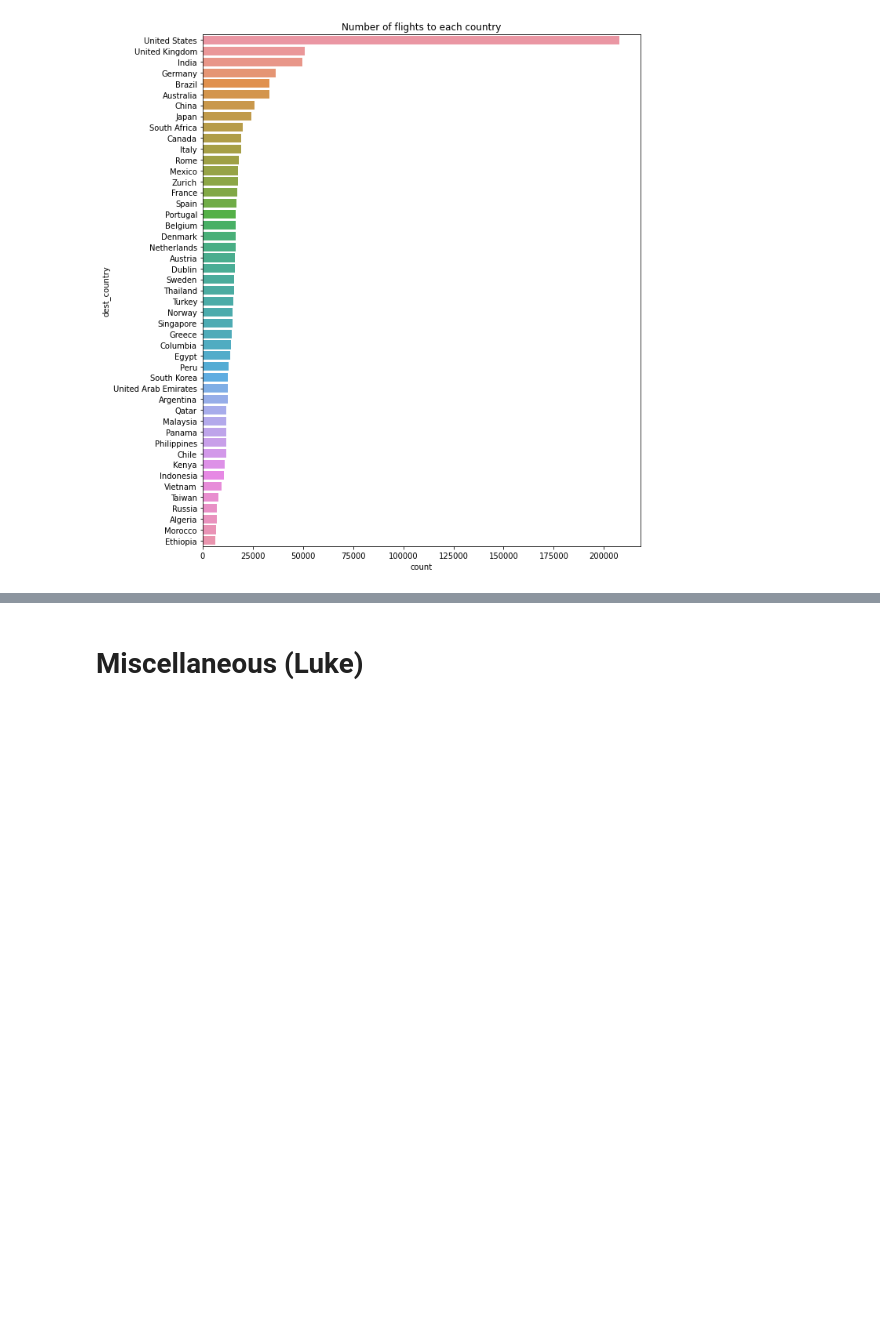
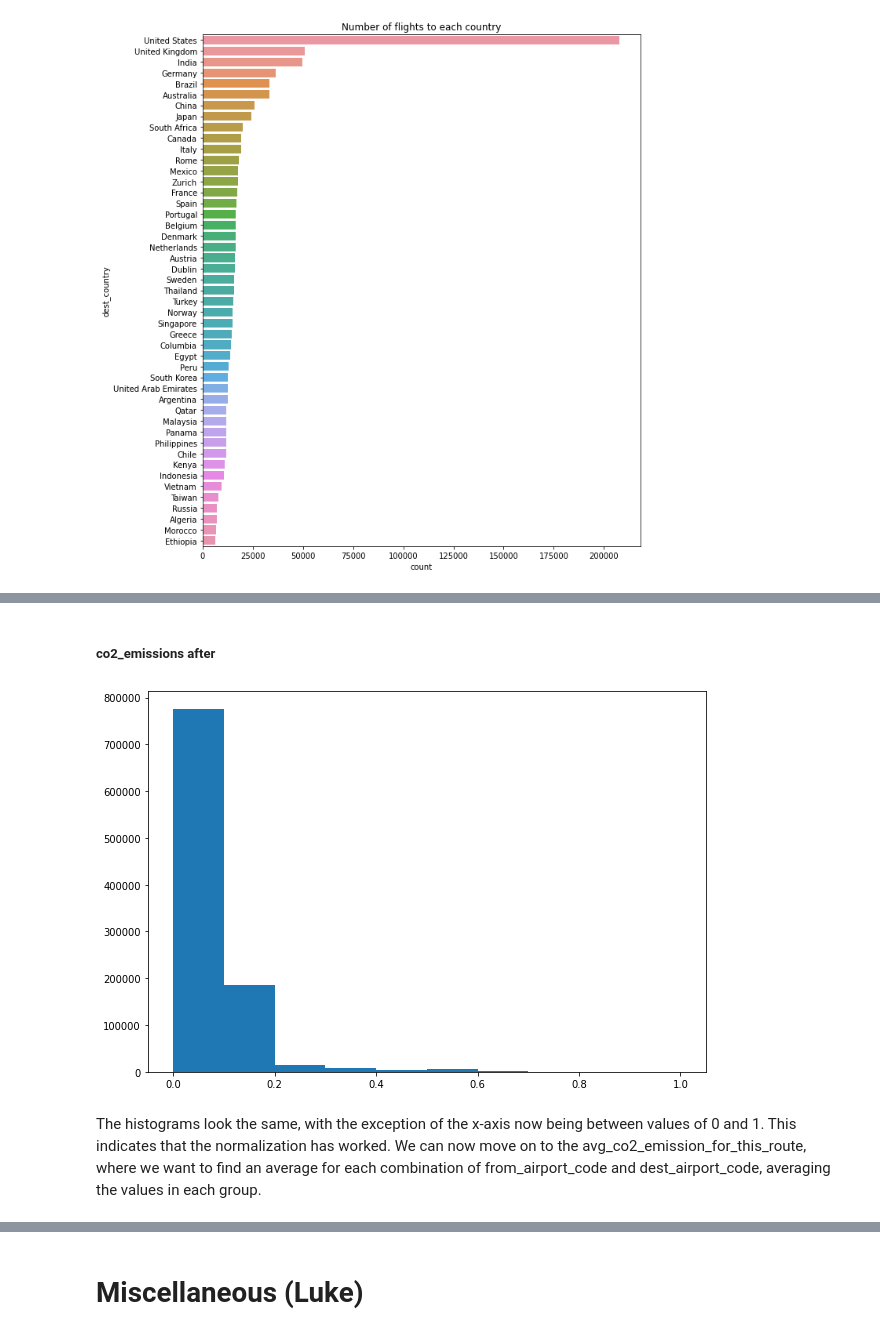
Before and after one commit to LukeJConnelly/data-visualisation-project, a Jupyter notebook: data_exploration.ipynb, the cells around one changed output, grey strips where cells are left out. Drawn from its saved outputs; the diff is of its cells as text; code cells hidden in the pictures; blank space fills up the shorter version.

```diff
--- a/data_exploration.ipynb
+++ b/data_exploration.ipynb
@@ -157,0 +178,15 @@ plt.show()
+# %%
+def min_max_scaling(column):
+    return (column - column.min()) / (column.max() - column.min())
+
+df["co2_emissions"] = min_max_scaling(df["co2_emissions"])
+# %% [markdown]
+##### co2_emissions after
+# %%
+fig, ax = plt.subplots(figsize =(10, 7))
+ax.hist(df["co2_emissions"])
+plt.show()
+# %% [output]
+[figure, added]
+# %% [markdown]
+The histograms look the same, with the exception of the x-axis now being between values of 0 and 1. This indicates that the normalization has worked. We can now move on to the avg_co2_emission_for_this_route, where we want to find an average for each combination of from_airport_code and dest_airport_code, averaging the values in each group.
```
Also changed, not shown: parts of 10 cells of this notebook, 1 other file.
